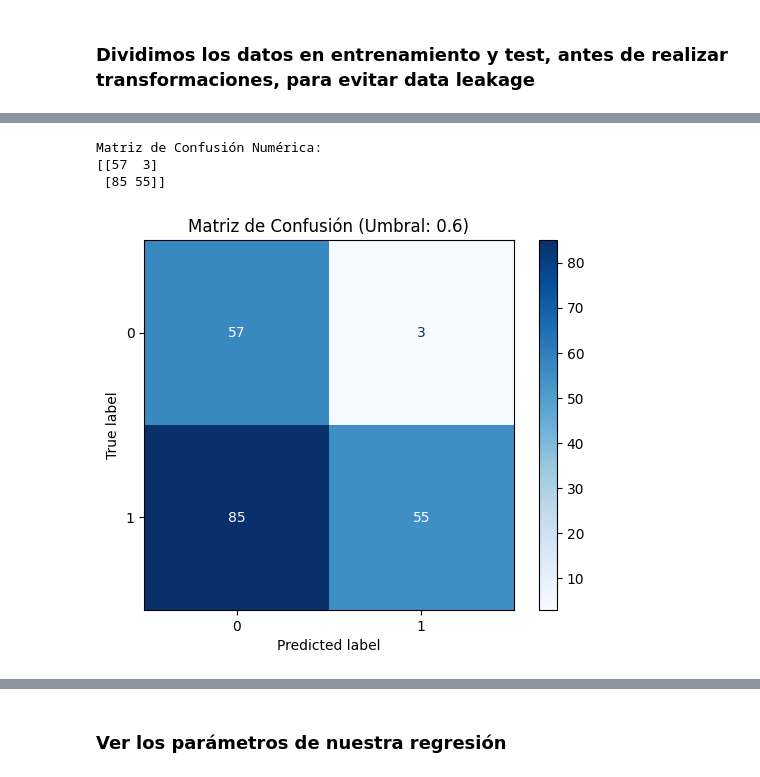
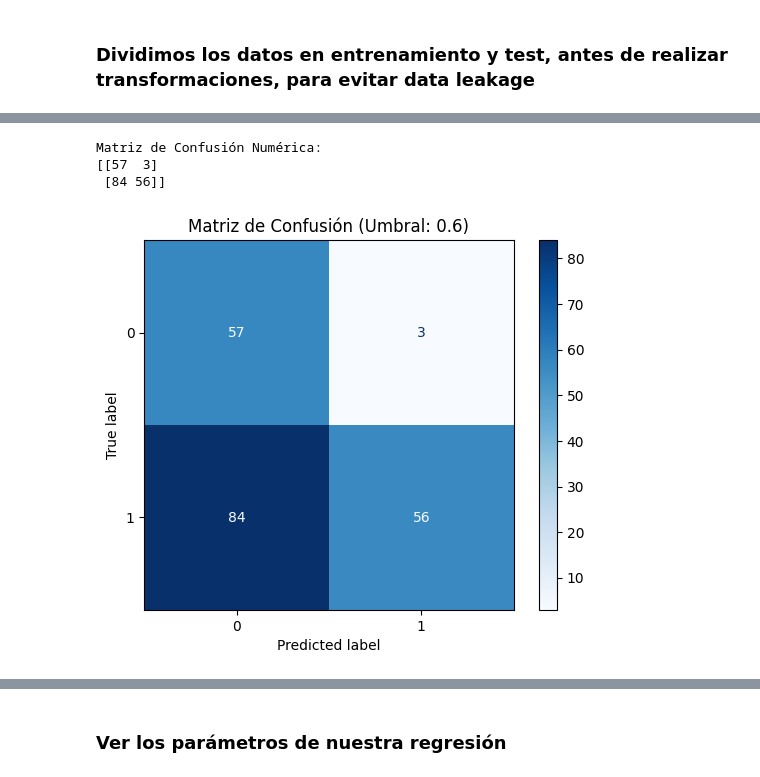
Before and after one commit to camigonzalez-hub/Credit-Risk-Machine-Learning, a Jupyter notebook: Implementacion.ipynb, the cells around one changed output, grey strips where cells are left out. Drawn from its saved outputs; the diff is of its cells as text; code cells hidden in the pictures.

Commit message:
Agrego cambios en preprocessing, agrego archivo para realizar validaciones, y modifico implementaciones

```diff
--- a/Implementacion.ipynb
+++ b/Implementacion.ipynb
@@ -36,18 +27,12 @@ columnas_numericas = []
 # %% [markdown]
 ### Dividimos los datos en entrenamiento y test, antes de realizar transformaciones, para evitar data leakage
 # %%
-# 2. Separar características (X) de la variable objetivo (y)
-X = df.drop(columns=['class']) # Sacamos 'class' para que no entre al Pipeline
+X = df.drop(columns=['class'])
 y = df['class']
 
-# 3. Dividir en train y test
+#Creamos las columnas que luego se transformarán
+columnas_categoricas = [col for col in X.select_dtypes(['category']).columns if X[col].nunique() > 2]
+columnas_binarias = [col for col in X.select_dtypes(['category']).columns if X[col].nunique() == 2]
+columnas_numericas = X.select_dtypes(include=['float','int']).columns.to_list()
+
 X_train, X_test, y_train, y_test = train_test_split(X, y, test_size=0.2, random_state=42,stratify=y)
-# %%
-
-#Agregamos las columnas categoricas a la lista de columnas_onehot y las numericas a la lista de columnas_numericas
-for col in X_train.columns:
-    if col in X_train.select_dtypes(include=["object"]).columns and col not in columnas_binarias:
-        columnas_onehot.append(col)
-        print(f"{col}: {X_train[col].unique()}\n")
-    elif col in X_train.select_dtypes(include=["int64", "float64"]).columns and col not in columnas_binarias:
-        columnas_numericas.append(col)
@@ -106,0 +41,11 @@ weighted avg       0.78      0.56      0.56       200
+# %%
+#Transformamos variable objetivo
+target_encoder = TargetEncoder()
+y_train = target_encoder.transform(y_train)
+y_test = target_encoder.transform(y_test)
+
+#transformamos variables de entrenamiento
+procesador = DataPreProcessor(columnas_categoricas,columnas_numericas,columnas_binarias)
+procesador.fit(X_train)
+X_train = procesador.transform(X_train)
+X_test = procesador.transform(X_test)
@@ -106,0 +73,10 @@ weighted avg       0.78      0.56      0.56       200
+# %%
+modelo = LogisticRegression(
+    random_state=42,
+    penalty = None,
+    class_weight=pesos )
+
+
+modelo.fit(X_train, y_train)
+pred = modelo.predict(X_test)
+print(classification_report(y_test,pred))
@@ -107,22 +112,22 @@ weighted avg       0.78      0.56      0.56       200
 # %%
 # 1. Calcular la matriz de confusión numérica
 # (y_test son los valores reales, predicciones_personalizadas son las del umbral)
-cm = confusion_matrix(y_test, predicciones_personalizadas)
+cm = confusion_matrix(y_test, pred)
 
 print("Matriz de Confusión Numérica:")
 print(cm)
 
 disp = ConfusionMatrixDisplay(
     confusion_matrix=cm,
-    display_labels=pipeline_final.classes_ # Muestra tus etiquetas originales (0:bad y 1:good)
+    display_labels=modelo.classes_ # Muestra tus etiquetas originales (0:bad y 1:good)
 )
 
 disp.plot(cmap=plt.cm.Blues)
 
 plt.title(f"Matriz de Confusión (Umbral: {umbral_personalizado})")
 plt.show()
 # %% [output]
 Matriz de Confusión Numérica:
 [[57  3]
- [85 55]]
+ [84 56]]
-[figure, old version]
+[figure, new version]
```
Also changed, not shown: parts of 22 cells of this notebook, 2 other files.
